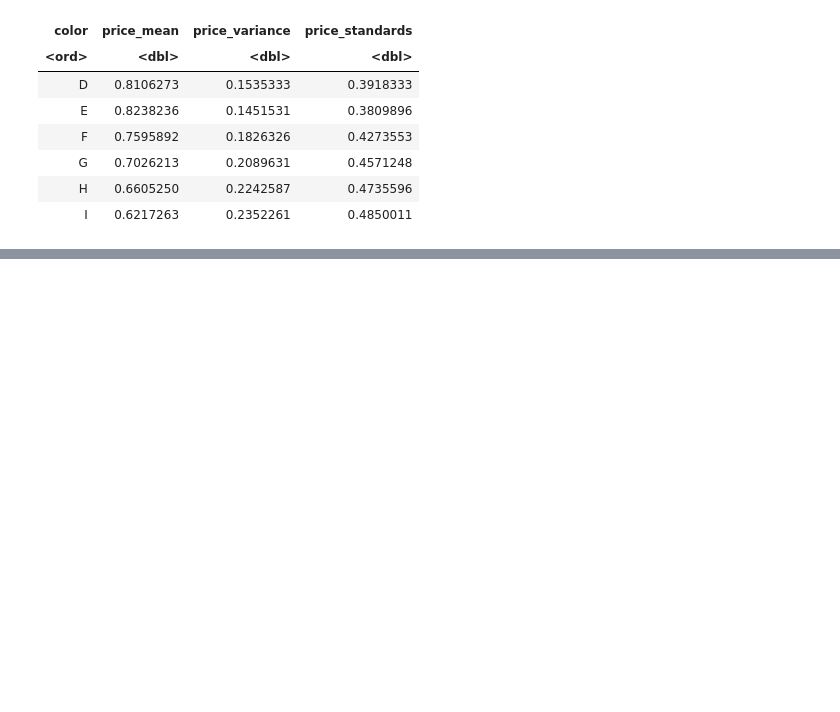
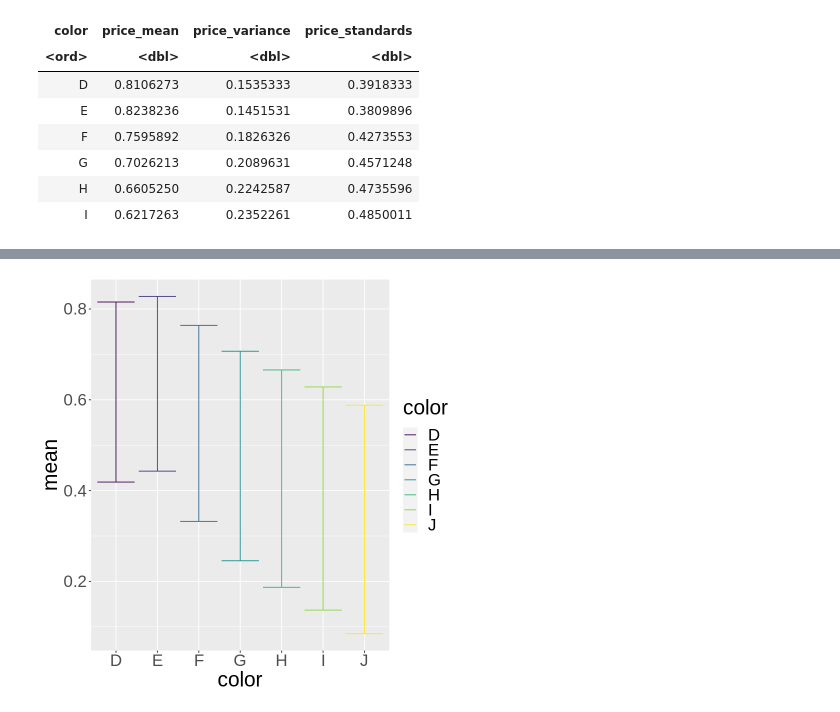
Before and after one commit to kcw0331/Environmental-Health-Big-Data-Analysis, a Jupyter notebook: 과제2/HW2.ipynb, the cells around one changed output, grey strips where cells are left out. Saved outputs shown, nothing was run; the diff lists cells and outputs as text; code cells hidden in the pictures; blank space fills up the shorter version.

```diff
--- a/과제2/HW2.ipynb
+++ b/과제2/HW2.ipynb
@@ -138,0 +182,6 @@ ggplot(mapping = aes(x = color, y = price_standards)) +
+# %%
+library(ggplot2)
+ggplot(diamonds1, aes(x = color, y = mean, color = color)) +
+  geom_errorbar(aes(x = color, ymin = mean - s.d, ymax = mean + s.e)) + theme(text = element_text(size=25))
+# %% [output]
+[figure, added]
```
Also changed, not shown: parts of 18 cells of this notebook.
